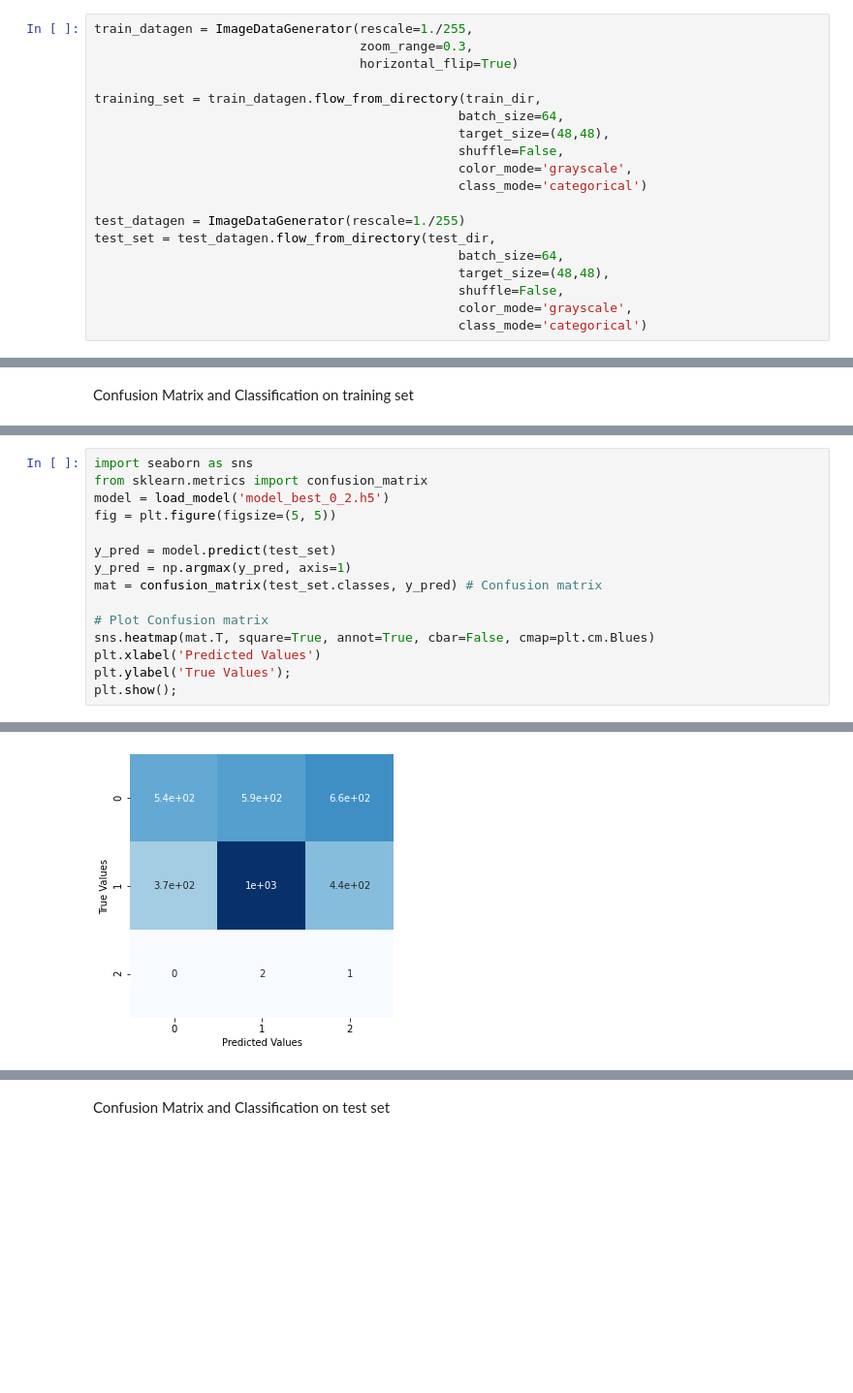
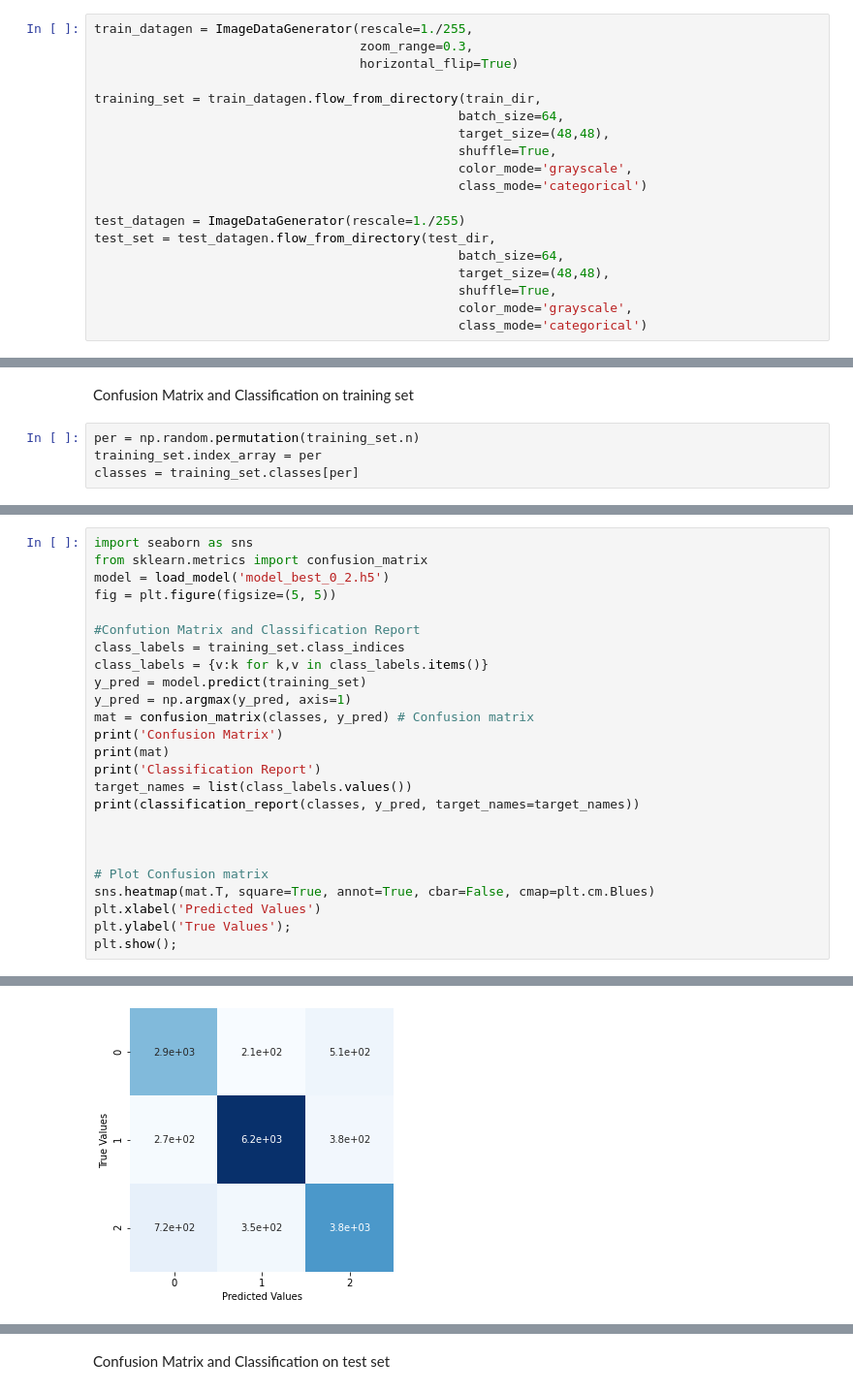
Before and after one commit to MaskedFaceRecognition/Emotion_Classification, a Jupyter notebook: Emotion_Classification_0_2.ipynb, the cells around one changed output, grey strips where cells are left out. Shown at 97% size. Drawn from its saved outputs; the diff is of its cells as text; blank space fills up the shorter version.

```diff
--- a/Emotion_Classification_0_2.ipynb
+++ b/Emotion_Classification_0_2.ipynb
@@ -66,7 +66,7 @@ train_datagen = ImageDataGenerator(rescale=1./255,
 training_set = train_datagen.flow_from_directory(train_dir,
                                                 batch_size=64,
                                                 target_size=(48,48),
-                                                shuffle=False,
+                                                shuffle=True,
                                                 color_mode='grayscale',
                                                 class_mode='categorical')
 
@@ -74,7 +74,7 @@ test_datagen = ImageDataGenerator(rescale=1./255)
 test_set = test_datagen.flow_from_directory(test_dir,
                                                 batch_size=64,
                                                 target_size=(48,48),
-                                                shuffle=False,
+                                                shuffle=True,
                                                 color_mode='grayscale',
                                                 class_mode='categorical')
 # %% [output]
@@ -313,3 +310,7 @@ model.save_weights('model_bestweight_0_2.h5')
 model.save('model_best_0_2.h5')
 # %% [markdown]
 Confusion Matrix and Classification on training set
+# %%
+per = np.random.permutation(training_set.n)
+training_set.index_array = per
+classes = training_set.classes[per]
@@ -319,9 +324,19 @@ from sklearn.metrics import confusion_matrix
 model = load_model('model_best_0_2.h5')
 fig = plt.figure(figsize=(5, 5))
 
-y_pred = model.predict(test_set)
+#Confution Matrix and Classification Report
+class_labels = training_set.class_indices
+class_labels = {v:k for k,v in class_labels.items()}
+y_pred = model.predict(training_set)
 y_pred = np.argmax(y_pred, axis=1)
-mat = confusion_matrix(test_set.classes, y_pred) # Confusion matrix
+mat = confusion_matrix(classes, y_pred) # Confusion matrix
+print('Confusion Matrix')
+print(mat)
+print('Classification Report')
+target_names = list(class_labels.values())
+print(classification_report(classes, y_pred, target_names=target_names))
+
+
 
 # Plot Confusion matrix
 sns.heatmap(mat.T, square=True, annot=True, cbar=False, cmap=plt.cm.Blues)
@@ -332,4 +361,4 @@ plt.show();
-[figure, old version]
+[figure, new version]
 # %%
 y_pred = model.predict(training_set)
 y_pred = np.argmax(y_pred, axis=1)
```
Also changed, not shown: parts of 17 cells of this notebook, 2 other files.
